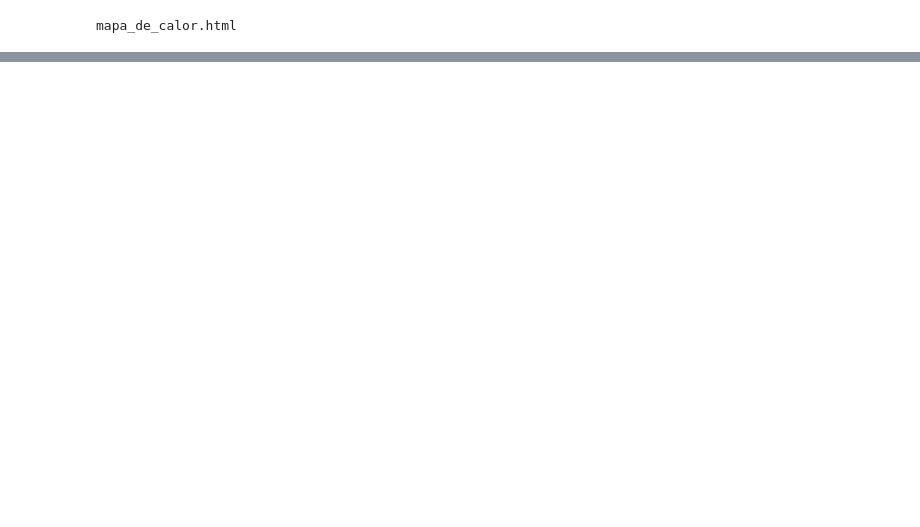
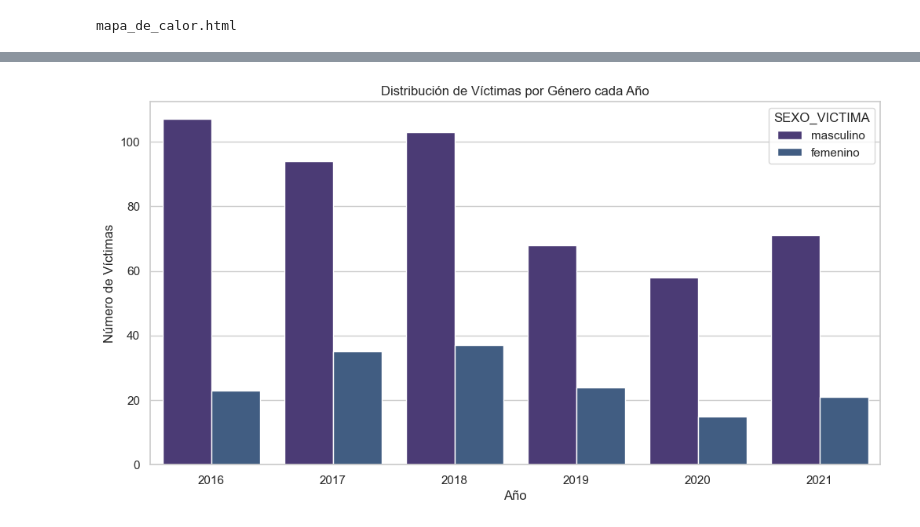
Before and after one commit to MarceCorreal/Analisis_Homicidios_Viales_Ciudad_Buenos_Aires, a Jupyter notebook: EDA/eda_accidentes.ipynb, the cells around one changed output, grey strips where cells are left out. Cells and saved outputs as stored; diff of their text form; code cells hidden in the pictures; blank space fills up the shorter version.

```diff
--- a/EDA/eda_accidentes.ipynb
+++ b/EDA/eda_accidentes.ipynb
@@ -413,0 +516,27 @@ fig.show()
+# %%
+# Convierte todos los valores en la columna 'Sexo' a minúsculas para asegurar la consistencia de los datos, facilitando la agrupación y comparación.
+df_accidentes['SEXO_VICTIMA'] = df_accidentes['SEXO_VICTIMA'].str.lower()
+
+# Establece un estilo de fondo para los gráficos generados con Seaborn, mejorando la estética visual.
+sns.set(style="whitegrid")
+
+# Configura el tamaño de la figura para el gráfico a 12 pulgadas de ancho por 6 pulgadas de alto, asegurando que el gráfico sea lo suficientemente grande para una lectura clara.
+plt.figure(figsize=(12, 6))
+
+# Establece la paleta de colores 'viridis' para todos los gráficos generados por Seaborn, proporcionando una gama de colores coherente y visualmente agradable.
+sns.set_palette("viridis")
+
+# Crea el gráfico de barras utilizando la función countplot de Seaborn, agrupando los datos por 'Año' y diferenciando las barras por 'Sexo'.
+ax = sns.countplot(x='AÑO_HECHO', hue='SEXO_VICTIMA', data=df_accidentes)
+
+# Configura las etiquetas del eje X como 'Año' y del eje Y como 'Número de Víctimas', clarificando lo que representa cada eje.
+ax.set_xlabel('Año')
+ax.set_ylabel('Número de Víctimas')
+
+# Establece el título del gráfico como 'Distribución de Víctimas por Género cada Año', proporcionando un contexto inmediato sobre el propósito del gráfico.
+ax.set_title('Distribución de Víctimas por Género cada Año')
+
+# Finalmente, muestra el gráfico generado. Esta función es esencial para visualizar el gráfico en entornos como notebooks de Jupyter.
+plt.show()
+# %% [output]
+[figure, added]
```
Also changed, not shown: parts of 25 cells of this notebook, 1 other file.
